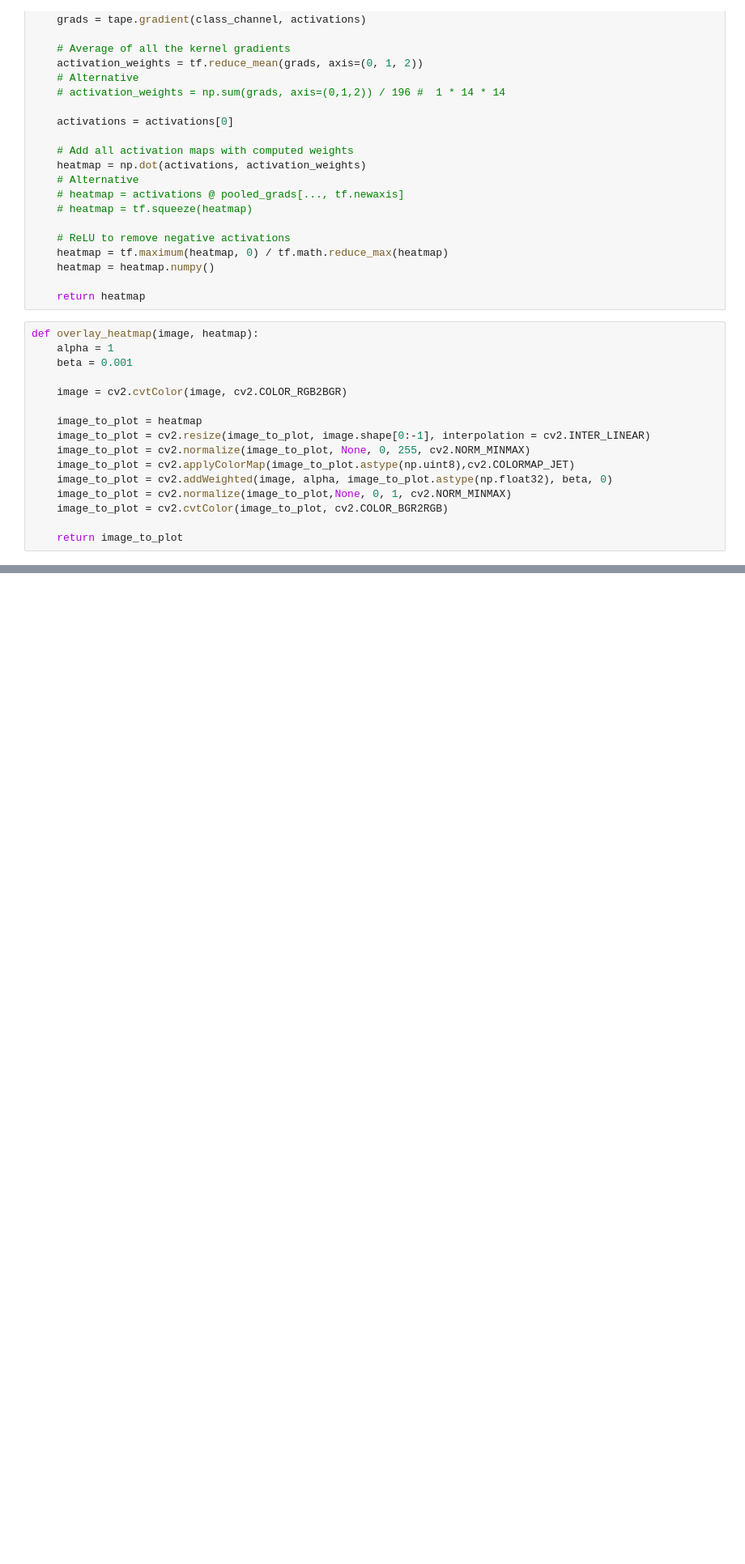
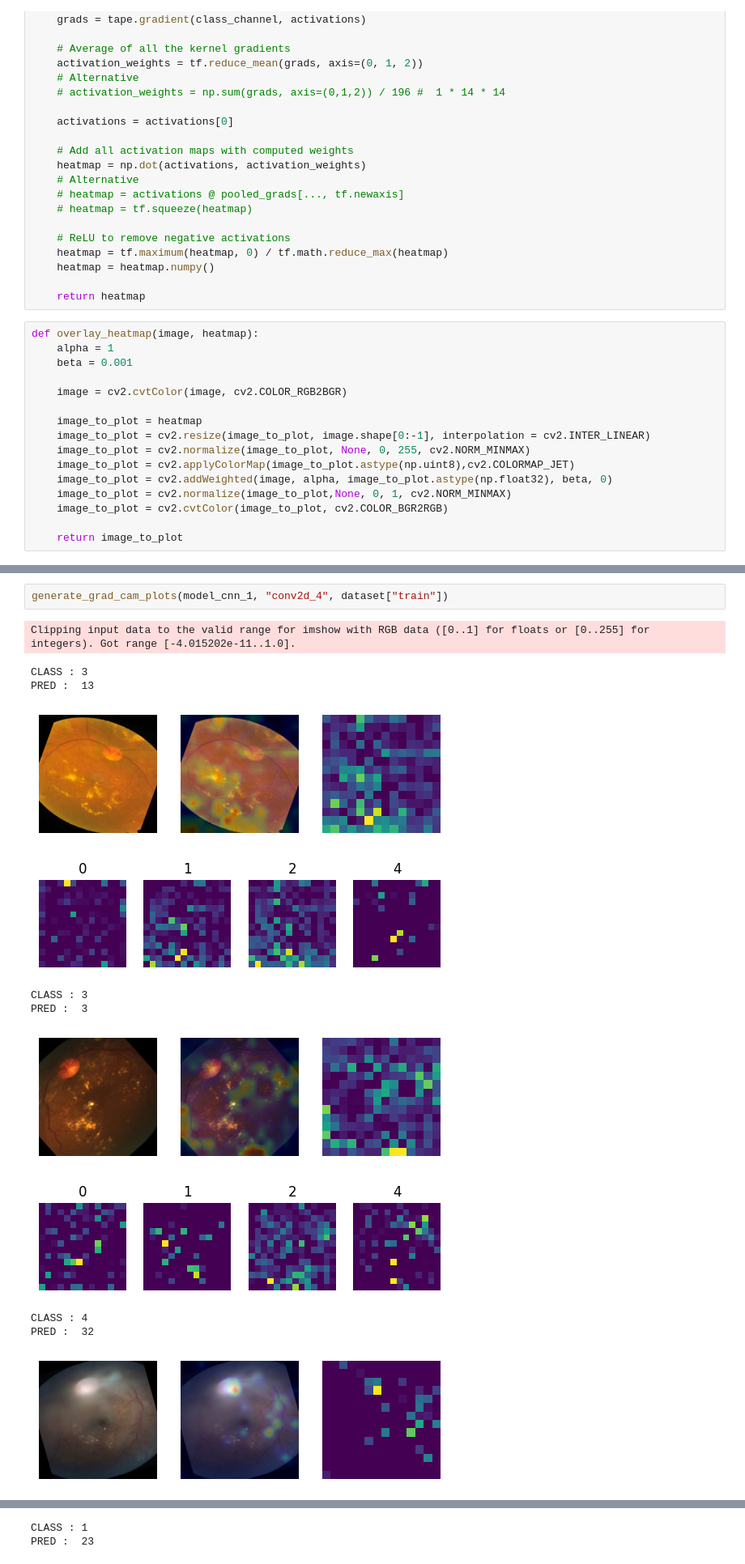
Before and after one commit to karthikeyan2725/Diabetic-Retinopathy-Screening, a Jupyter notebook: train/aptos2019_grad_cam.ipynb, the cells around one changed output, grey strips where cells are left out. Shown at 81% size. Drawn from its saved outputs; the diff is of its cells as text; blank space fills up the shorter version.

Commit message:
Refactored grad-cam plots

```diff
--- a/train/aptos2019_grad_cam.ipynb
+++ b/train/aptos2019_grad_cam.ipynb
@@ -237,0 +157,15 @@ PRED :  3
+# %%
+generate_grad_cam_plots(model_cnn_1, "conv2d_4", dataset["train"])
+# %% [output]
+Clipping input data to the valid range for imshow with RGB data ([0..1] for floats or [0..255] for integers). Got range [-4.015202e-11..1.0].
+CLASS : 3
+PRED :  13
+[figure, added]
+[figure, added]
+CLASS : 3
+PRED :  3
+[figure, added]
+[figure, added]
+CLASS : 4
+PRED :  32
+[figure, added]
@@ -237,0 +173,2 @@ PRED :  3
+CLASS : 1
+PRED :  23
```
Also changed, not shown: parts of 8 cells of this notebook.
